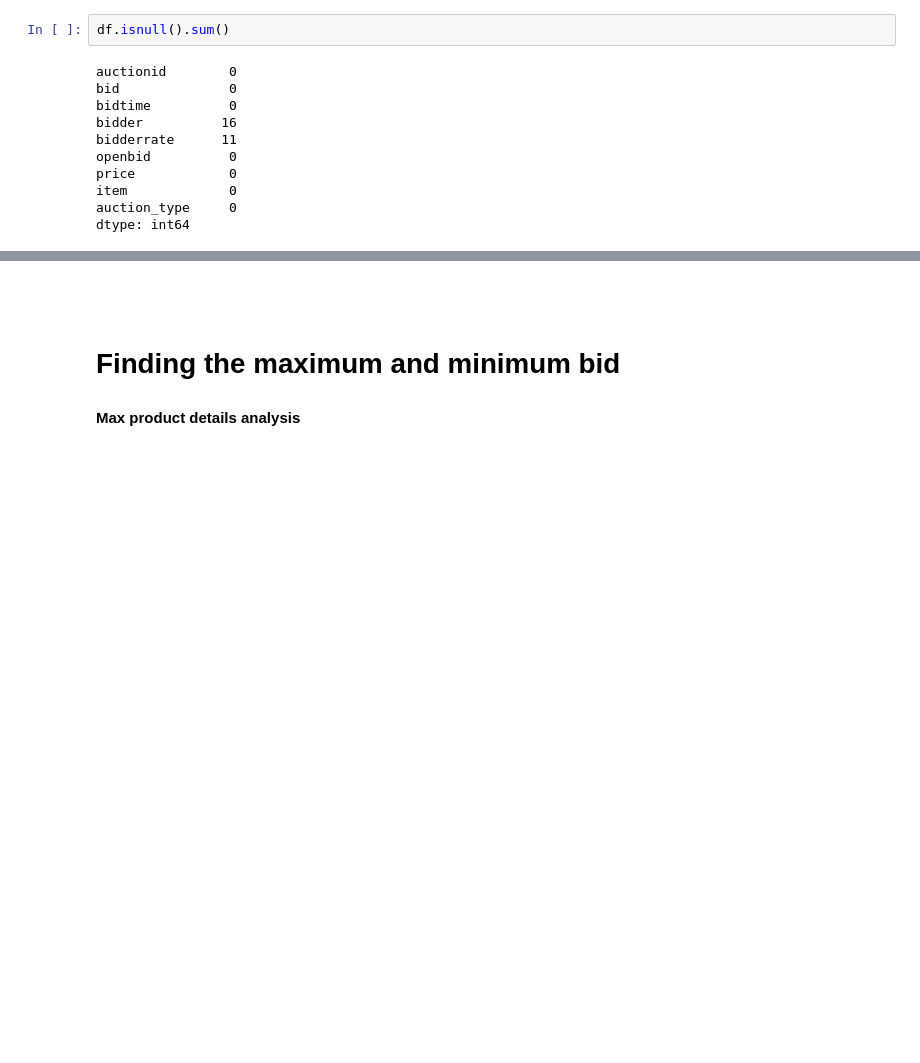
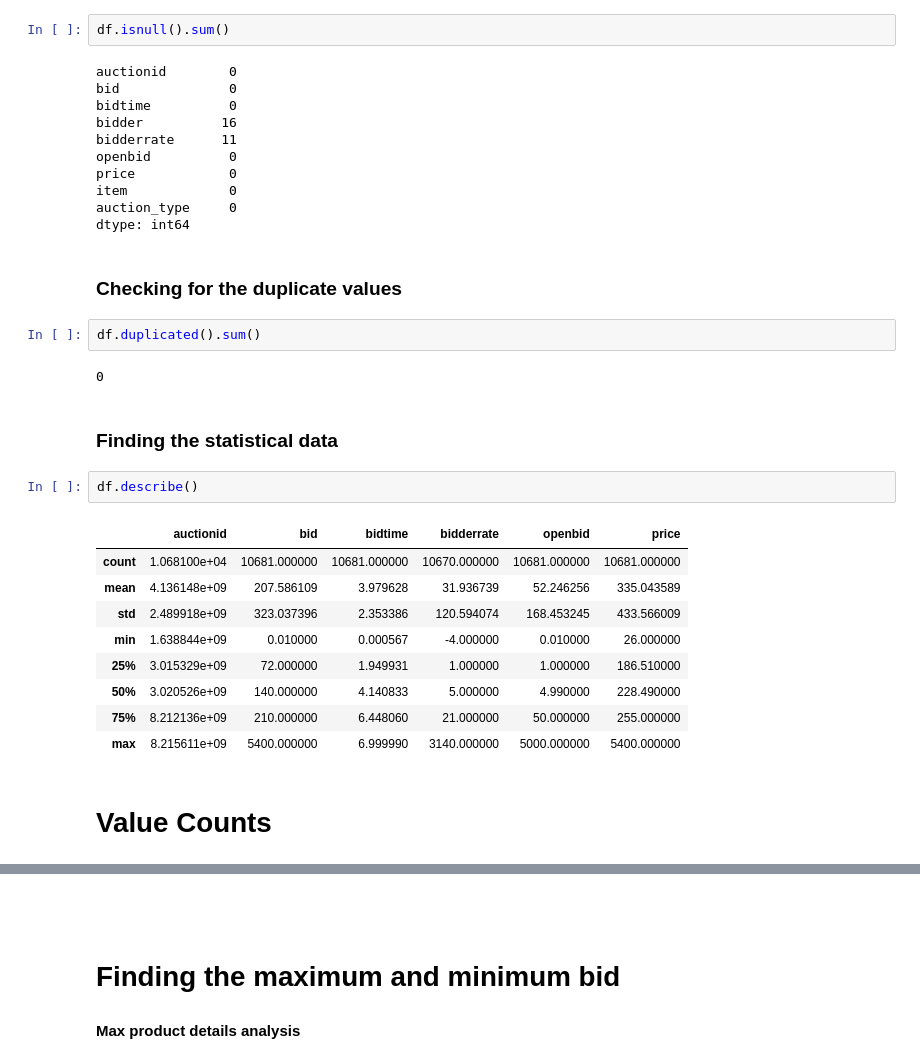
Before and after one commit to Aruj77/Auction-Analysis, a Jupyter notebook: Auction Analysis.ipynb, the cells around one changed output, grey strips where cells are left out. Saved outputs shown, nothing was run; the diff lists cells and outputs as text; blank space fills up the shorter version.

```diff
--- a/Auction Analysis.ipynb
+++ b/Auction Analysis.ipynb
@@ -33,3 +35,25 @@ price            0
 item             0
 auction_type     0
 dtype: int64
+# %% [markdown]
+### Checking for the duplicate values
+# %%
+df.duplicated().sum()
+# %% [output]
+0
+# %% [markdown]
+### Finding the statistical data
+# %%
+df.describe()
+# %% [output]
+|  | auctionid | bid | bidtime | bidderrate | openbid | price |
+| count | 1.068100e+04 | 10681.000000 | 10681.000000 | 10670.000000 | 10681.000000 | 10681.000000 |
+| mean | 4.136148e+09 | 207.586109 | 3.979628 | 31.936739 | 52.246256 | 335.043589 |
+| std | 2.489918e+09 | 323.037396 | 2.353386 | 120.594074 | 168.453245 | 433.566009 |
+| min | 1.638844e+09 | 0.010000 | 0.000567 | -4.000000 | 0.010000 | 26.000000 |
+| 25% | 3.015329e+09 | 72.000000 | 1.949931 | 1.000000 | 1.000000 | 186.510000 |
+| 50% | 3.020526e+09 | 140.000000 | 4.140833 | 5.000000 | 4.990000 | 228.490000 |
+| 75% | 8.212136e+09 | 210.000000 | 6.448060 | 21.000000 | 50.000000 | 255.000000 |
+| max | 8.215611e+09 | 5400.000000 | 6.999990 | 3140.000000 | 5000.000000 | 5400.000000 |
+# %% [markdown]
+# Value Counts
```
Also changed, not shown: parts of 15 cells of this notebook.
